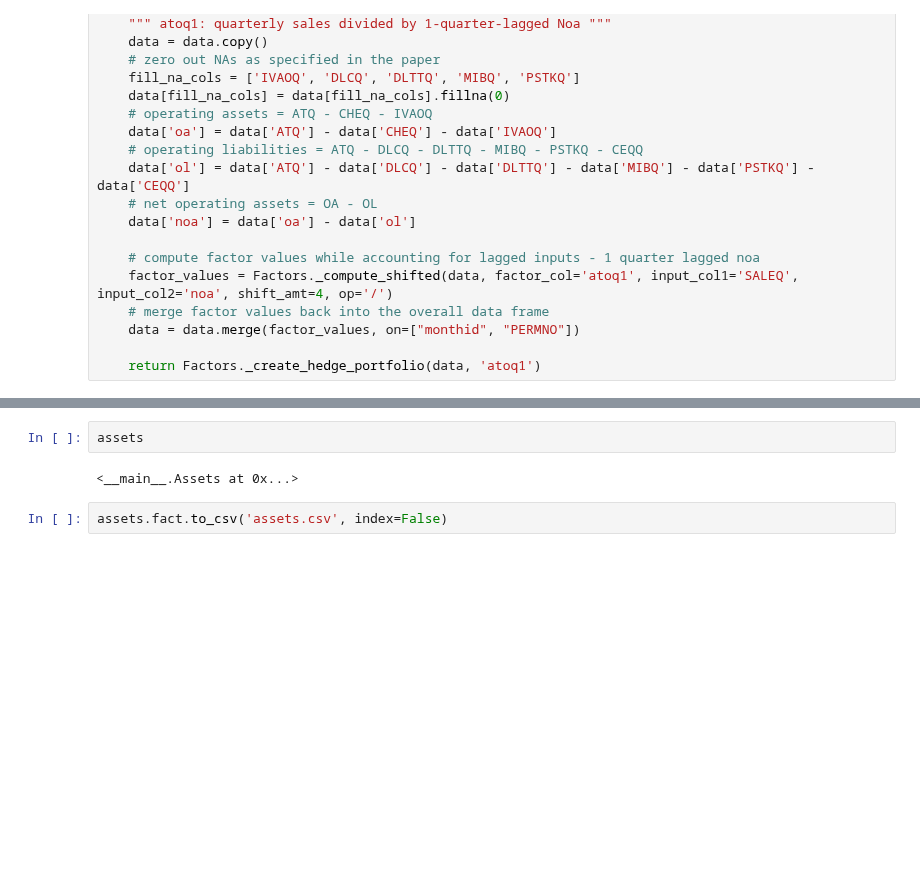
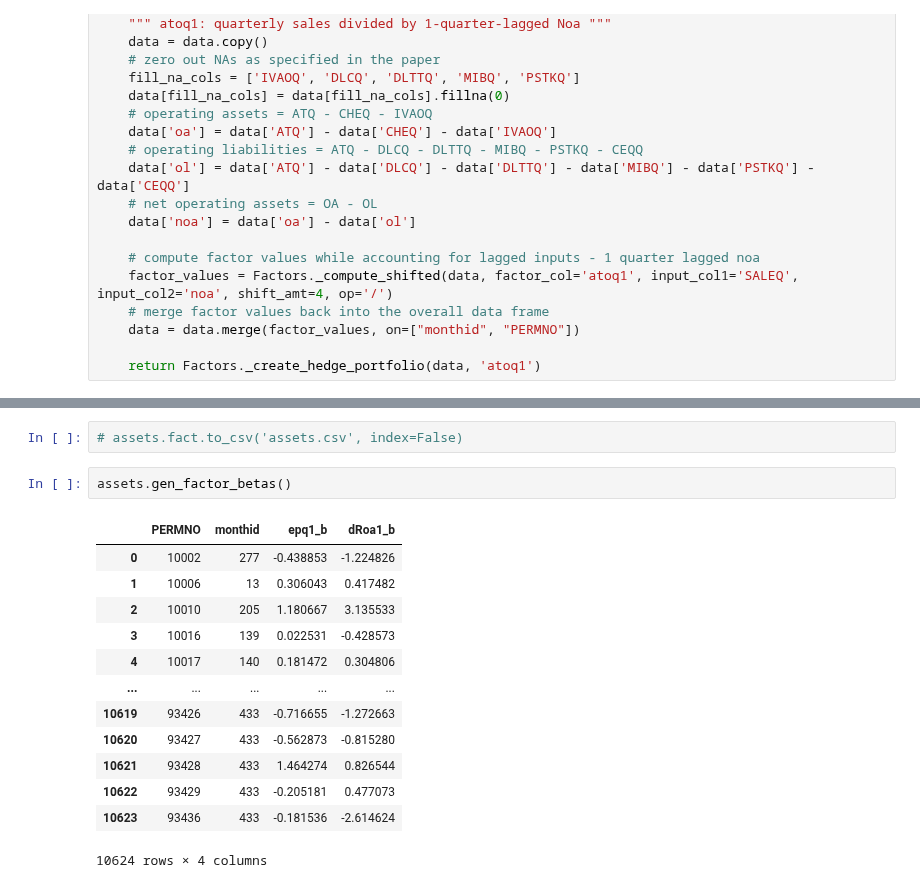
Before and after one commit to yiyun-sj/factor-trading, a Jupyter notebook: factor-trading.ipynb, the cells around one changed output, grey strips where cells are left out. Cells and saved outputs as stored; diff of their text form; blank space fills up the shorter version.

Commit message:
factor coefficient regressions, scoring function in progress

```diff
--- a/factor-trading.ipynb
+++ b/factor-trading.ipynb
@@ -849,6 +867,18 @@ assets.factor_t
+# %%
+# assets.fact.to_csv('assets.csv', index=False)
 # %%
-assets
+assets.gen_factor_betas()
 # %% [output]
+|  | PERMNO | monthid | epq1_b | dRoa1_b |
+| 0 | 10002 | 277 | -0.438853 | -1.224826 |
+| 1 | 10006 | 13 | 0.306043 | 0.417482 |
+| 2 | 10010 | 205 | 1.180667 | 3.135533 |
+| 3 | 10016 | 139 | 0.022531 | -0.428573 |
+| 4 | 10017 | 140 | 0.181472 | 0.304806 |
+| ... | ... | ... | ... | ... |
+| 10619 | 93426 | 433 | -0.716655 | -1.272663 |
+| 10620 | 93427 | 433 | -0.562873 | -0.815280 |
+| 10621 | 93428 | 433 | 1.464274 | 0.826544 |
+| 10622 | 93429 | 433 | -0.205181 | 0.477073 |
+| 10623 | 93436 | 433 | -0.181536 | -2.614624 |
-<__main__.Assets at 0x...>
+10624 rows × 4 columns
-# %%
-assets.fact.to_csv('assets.csv', index=False)
```
Also changed, not shown: parts of 5 cells of this notebook.
